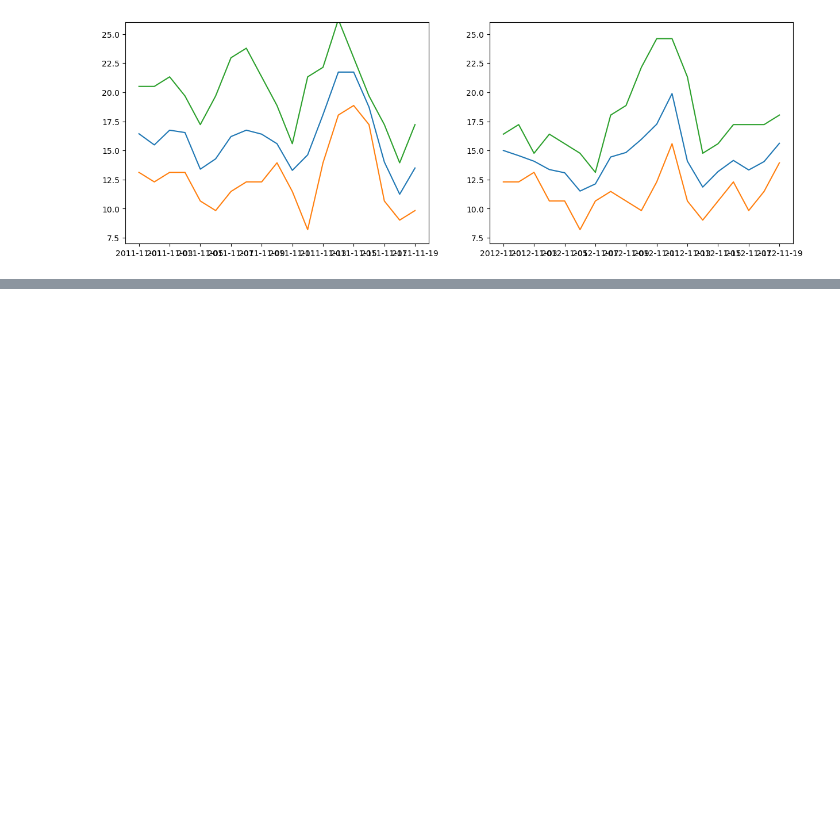
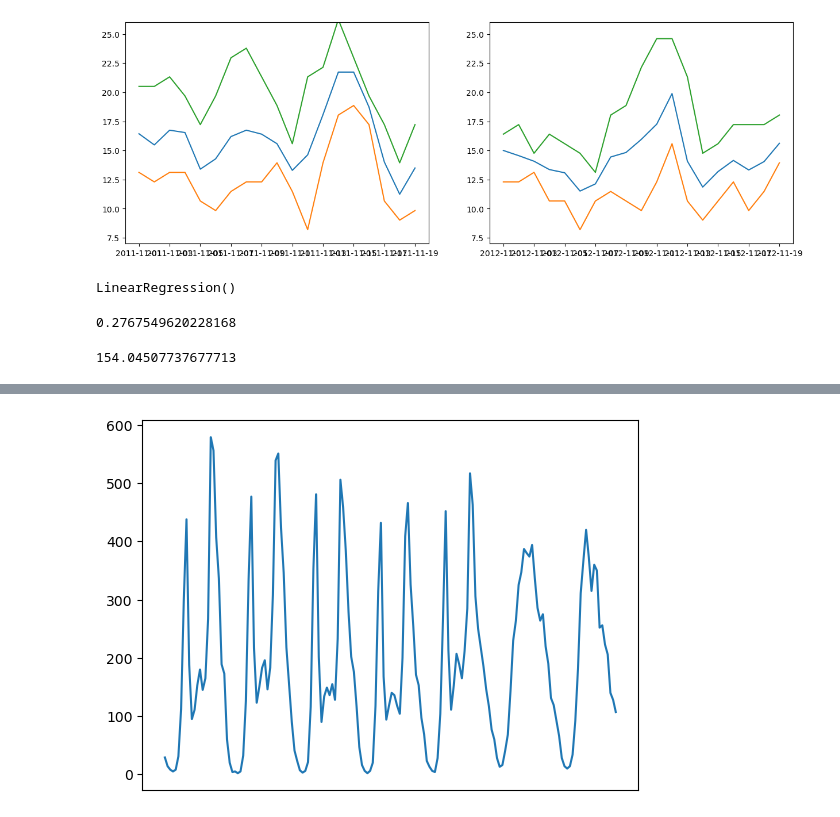
Before and after one commit to borisov5/Machine-Learning-September-2023, a Jupyter notebook: 09. Time Series/lecture.ipynb, the cells around one changed output, grey strips where cells are left out. Saved outputs shown, nothing was run; the diff lists cells and outputs as text; code cells hidden in the pictures; blank space fills up the shorter version.

```diff
--- a/09. Time Series/lecture.ipynb
+++ b/09. Time Series/lecture.ipynb
@@ -229,3 +259,14 @@ plt.ylim(7, 26)
 plt.show()
 # %% [output]
 [figure]
+# %%
+bike_attributes, bike_targets = bike_sharing_data.drop(columns=["casual", "registered", "count"]), bike_sharing_data['count']
+# %%
+linear_model = LinearRegression()
+linear_model.fit(bike_attributes, bike_targets)
+# %% [output]
+LinearRegression()
+# %%
+linear_model.score(bike_attributes, bike_targets)
+# %% [output]
+0.2767549620228168
@@ -231,0 +275,9 @@ plt.show()
+# %%
+np.sqrt(mean_squared_error(bike_targets, predictions))
+# %% [output]
+154.04507737677713
+# %%
+plt.plot(bike_targets.loc["2011-06-06": "2011-06-12"])
+plt.axvline(["2011-06-11"], c = "r")
+plt.show()
+# %% [output]
@@ -231,0 +288 @@ plt.show()
+[figure, added]
```
Also changed, not shown: parts of 22 cells of this notebook.
